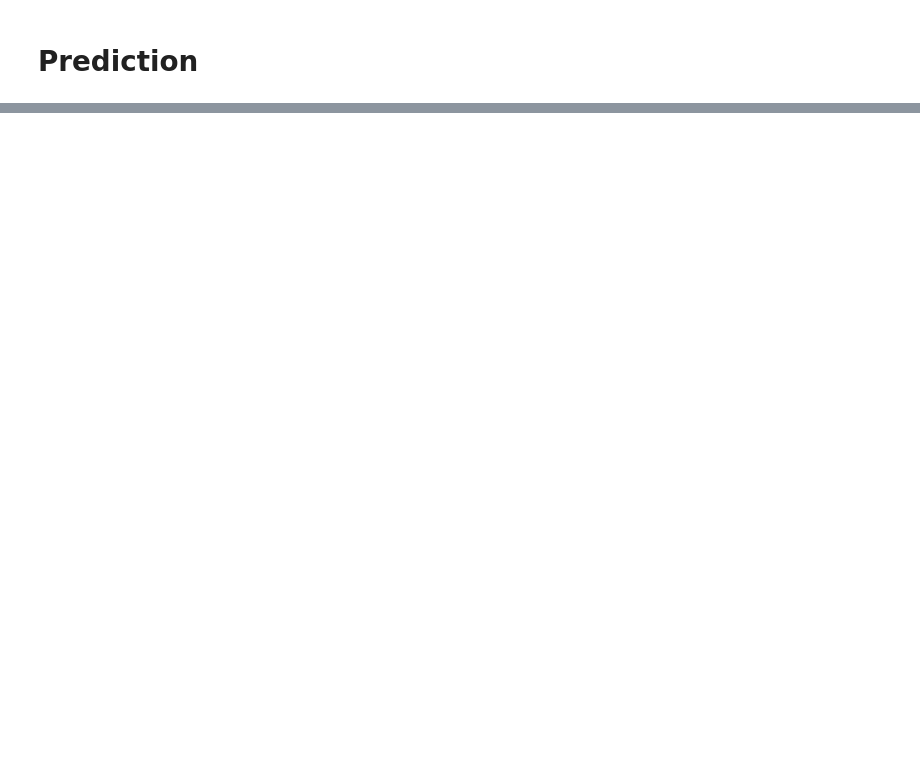
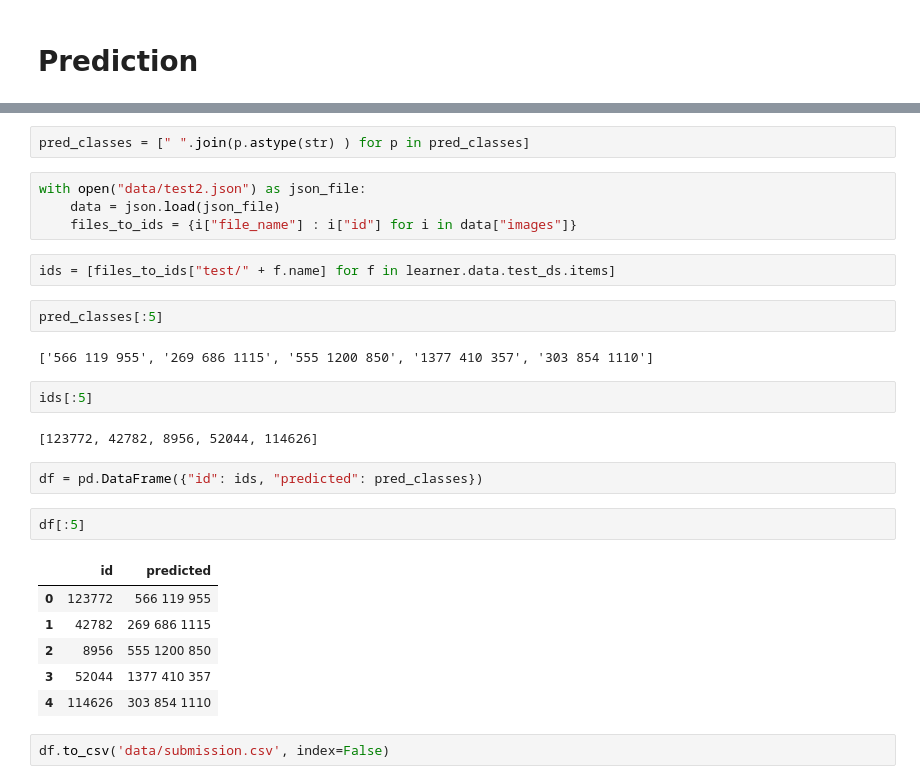
Before and after one commit to lehtone1/fgvcx_fungi_comp, a Jupyter notebook: fungi_classification.ipynb, the cells around one changed output, grey strips where cells are left out. Cells and saved outputs as stored; diff of their text form; blank space fills up the shorter version.

Commit message:
Finished initial fungi pipeline by adding prediction and submission section

```diff
--- a/fungi_classification.ipynb
+++ b/fungi_classification.ipynb
@@ -243,0 +223,29 @@ TODO:
+# %%
+pred_classes = [" ".join(p.astype(str) ) for p in pred_classes]
+# %%
+with open("data/test2.json") as json_file:
+    data = json.load(json_file)
+    files_to_ids = {i["file_name"] : i["id"] for i in data["images"]}
+# %%
+ids = [files_to_ids["test/" + f.name] for f in learner.data.test_ds.items]
+# %%
+pred_classes[:5]
+# %% [output]
+['566 119 955', '269 686 1115', '555 1200 850', '1377 410 357', '303 854 1110']
+# %%
+ids[:5]
+# %% [output]
+[123772, 42782, 8956, 52044, 114626]
+# %%
+df = pd.DataFrame({"id": ids, "predicted": pred_classes})
+# %%
+df[:5]
+# %% [output]
+|  | id | predicted |
+| 0 | 123772 | 566 119 955 |
+| 1 | 42782 | 269 686 1115 |
+| 2 | 8956 | 555 1200 850 |
+| 3 | 52044 | 1377 410 357 |
+| 4 | 114626 | 303 854 1110 |
+# %%
+df.to_csv('data/submission.csv', index=False)
```
Also changed, not shown: parts of 39 cells of this notebook.
